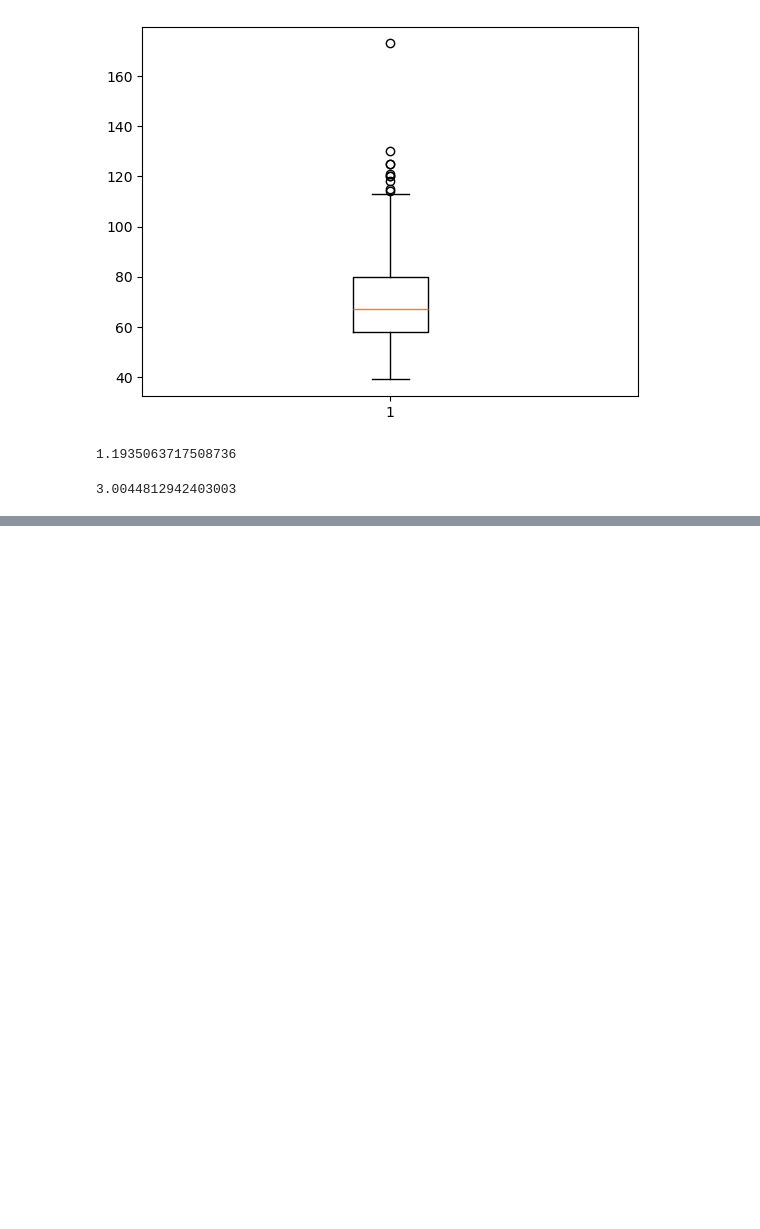
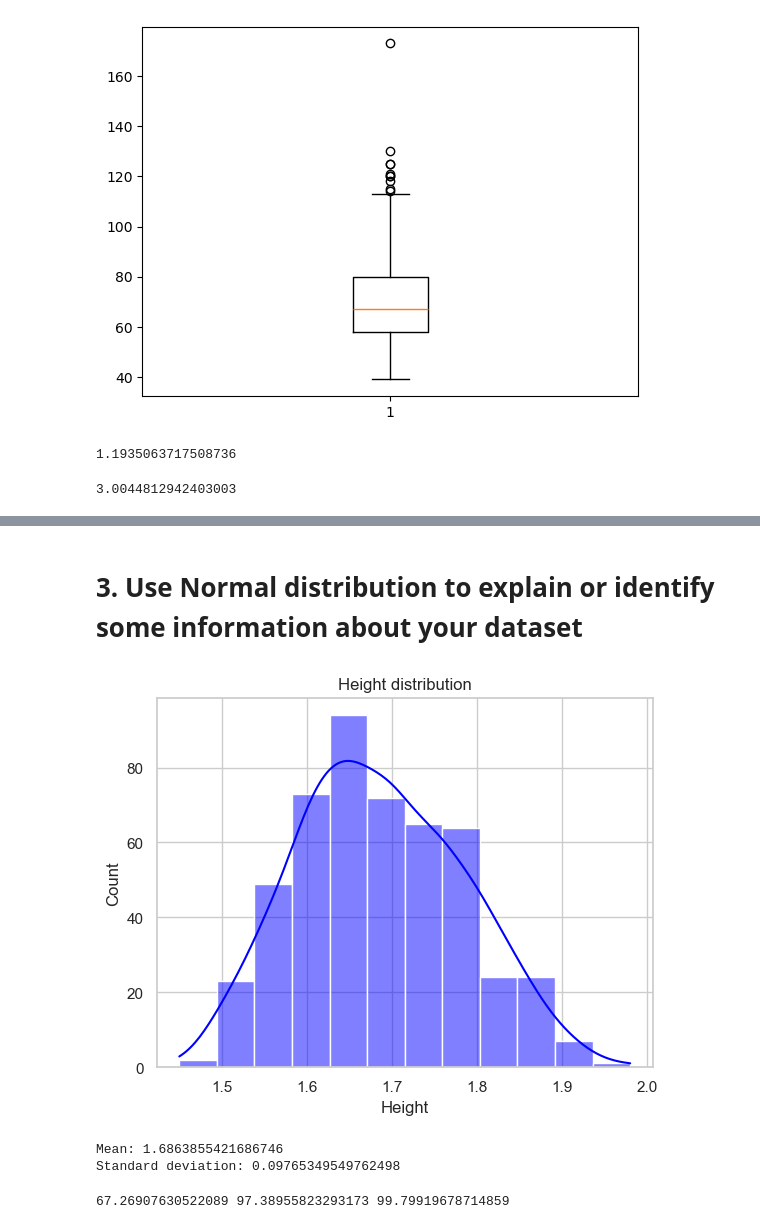
Before and after one commit to 2026365-EduardoFlach/Statistical-Techniques-for-Data-AnalysisSep26, a Jupyter notebook: Obesitydataset.ipynb, the cells around one changed output, grey strips where cells are left out. Drawn from its saved outputs; the diff is of its cells as text; code cells hidden in the pictures; blank space fills up the shorter version.

```diff
--- a/Obesitydataset.ipynb
+++ b/Obesitydataset.ipynb
@@ -259,0 +285,29 @@ df_raw['Weight'].kurt()
+# %% [markdown]
+# 3. Use Normal distribution to explain or identify some information about your dataset
+# %%
+#Inspecting the data visually
+x = (df_raw['Height'])
+sns.histplot(x, kde=True, bins=12, color='blue')
+plt.xlabel('Height')
+plt.title('Height distribution')
+plt.show()
+# %% [output]
+[figure, added]
+# %%
+#Mean and standard deviation in a normal model
+mean = x.mean()
+std = x.std()
+print('Mean:', mean)
+print('Standard deviation:', std)
+# %% [output]
+Mean: 1.6863855421686746
+Standard deviation: 0.09765349549762498
+# %%
+#The 68-95-99.7 empirical rule
+within_1 = ((x >= mean-std) & (x <= mean+std)).mean() * 100
+within_2 = ((x >= mean-2*std) & (x <= mean+2*std)).mean() * 100
+within_3 = ((x >= mean-3*std) & (x <= mean+3*std)).mean() * 100
+
+print(within_1, within_2, within_3)
+# %% [output]
+67.26907630522089 97.38955823293173 99.79919678714859
```
Also changed, not shown: parts of 6 cells of this notebook, 2 other files.
